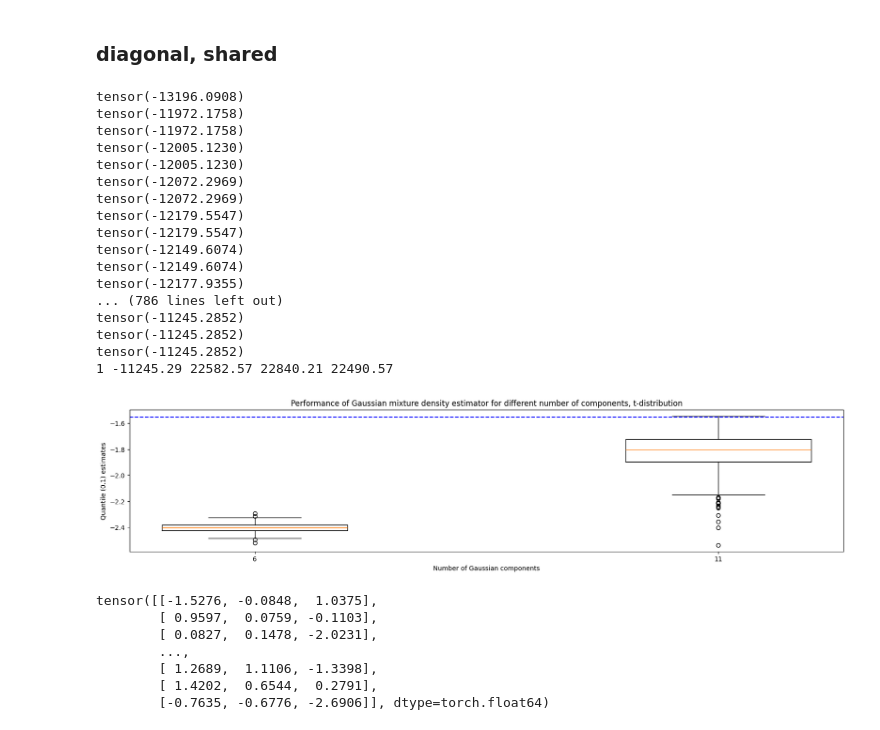
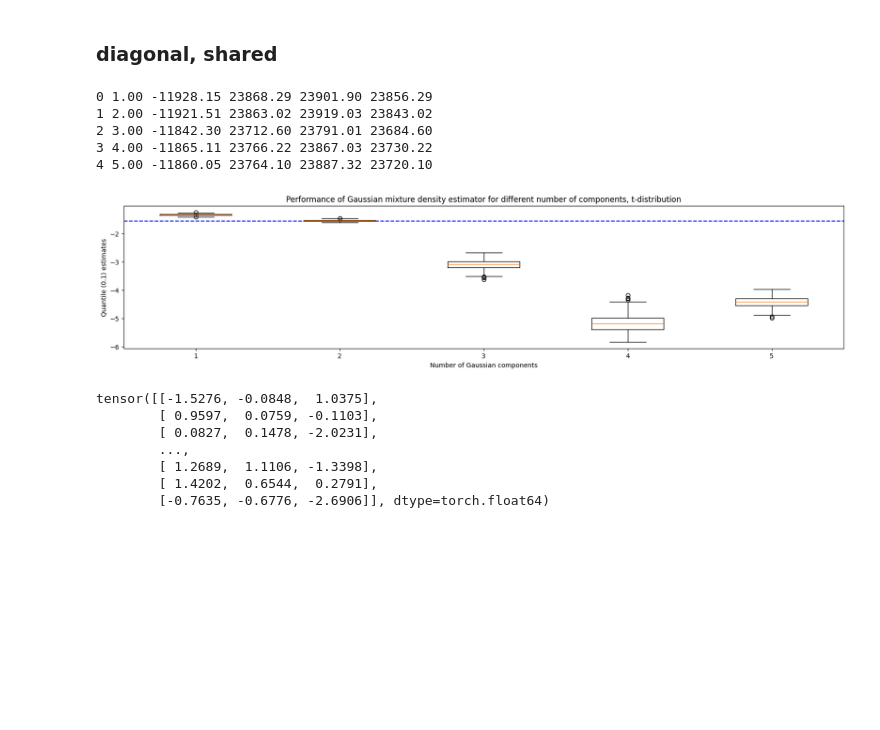
Before and after one commit to huimin-hu-stat/MAR, a Jupyter notebook: Gaussian_mixture_density_estimator.ipynb, the cells around one changed output. Saved outputs shown, nothing was run; the diff lists cells and outputs as text; code cells hidden in the pictures; blank space fills up the shorter version.

```diff
--- a/Gaussian_mixture_density_estimator.ipynb
+++ b/Gaussian_mixture_density_estimator.ipynb
@@ -401,7 +401,11 @@ def em_gmm_missing(X, M, K, cov_type, iters=1000, eps=1e-6, mu=None, sigma=None,
     else:
         pi = pi.to(device=device, dtype=torch.float32)
 
+    it=0
+
     for _ in range(iters):
+
+        it=it+1
 
         loglik_old = observed_loglik(X, M, mu, sigma, pi)
 
@@ -463,8 +467,10 @@ def em_gmm_missing(X, M, K, cov_type, iters=1000, eps=1e-6, mu=None, sigma=None,
             ).repeat(K, X.shape[1])
 
         loglik_new = observed_loglik(X, M, mu, sigma, pi)
-        print(loglik_old)
-        print(loglik_new)
+        rel_change = torch.abs(loglik_new - loglik_old) / (torch.abs(loglik_old) + 1e-10)
+        if rel_change < 0:
+            print(f"Converged at iteration {it}, rel_change={rel_change.item():.2e}")
+        break
 
         ##Need a convergence criterion that stops once log-lik goes up!
         #converged, rel_change = check_convergence(loglik_new, loglik_old, tol=1e-6)
@@ -699,9 +705,9 @@ tensor([[1.2836, 0.6413, 0.9884],
 # %%
 gmm_setting = {
     ## Gaussian mixture params
-    "n_k": 2, #number of ks
-    "k_start": 1, # smallest k
-    "step_size": 5, # grid space
+    "n_k": 5, #number of ks
+    "k_start": 0, # smallest k
+    "step_size": 1, # grid space
     "cov_type": "uni_diag", #diag, id or uni_diag, uni_id -- covaraince structure
     "n_mc": 500, #for generating sampling distribution of the quantile estimates
 }
@@ -716,54 +722,42 @@ for i in range(gmm_setting['n_k']):
     data = results['data'][1]['X0']
     M = results['data'][1]['M']
     step = gmm_setting['step_size']
 
     if i == 0:
         mu=None
         sigma=None
         pi= None
     else:
         pi=torch.cat([pi, torch.zeros(step, device=pi.device, dtype=pi.dtype)])
         mu = torch.cat([mu, torch.zeros(step, mu.shape[1], device=mu.device, dtype=mu.dtype)], dim=0)
         sigma = torch.cat([sigma, sigma[0:1].repeat(step, 1)], dim=0)
 
-    mu, sigma, pi = em_gmm_missing(data, M, kk[i], gmm_setting['cov_type'], iters=200, eps=1e-6, mu=mu, sigma=sigma, pi=pi)
+    mu, sigma, pi = em_gmm_missing(data, M, kk[i], gmm_setting['cov_type'], iters=2000, eps=1e-6, mu=mu, sigma=sigma, pi=pi)
 
     q_estimates_gmm[i]= [np.quantile(sample_gmm(mu, sigma, pi, param_vals['n_new']), 0.1) for _ in range(gmm_setting['n_mc'])]
     loglik[i], aic[i], bic[i], test[i] = aic_bic_gmm_missing(data, M, mu, sigma, pi, gmm_setting['cov_type'])
 
-    print(f"{i} {loglik[i]:.2f} {aic[i]:.2f} {bic[i]:.2f} {test[i]:.2f}")
+    print(f"{i} {kk[i]:.2f} {loglik[i]:.2f} {aic[i]:.2f} {bic[i]:.2f} {test[i]:.2f}")
 
 # One boxplot for each row
 positions = np.array(kk)
 dist = param_vals['distr']
 
 plt.figure(figsize=(20, 4))
-plt.boxplot(q_estimates_gmm.T, positions=positions, widths=2)
+plt.boxplot(q_estimates_gmm.T, positions=positions)
 plt.axhline(y=np.quantile(data, 0.1), color='blue', linestyle='--')
 plt.xlabel("Number of Gaussian components")
 plt.ylabel("Quantile (0.1) estimates")
 plt.xticks(positions, positions.astype(int))
 plt.title(f'Performance of Gaussian mixture density estimator for different number of components, {dist}-distribution')
 plt.show()
 # %% [output]
-tensor(-13196.0908)
-tensor(-11972.1758)
-tensor(-11972.1758)
-tensor(-12005.1230)
-tensor(-12005.1230)
-tensor(-12072.2969)
-tensor(-12072.2969)
-tensor(-12179.5547)
-tensor(-12179.5547)
-tensor(-12149.6074)
-tensor(-12149.6074)
-tensor(-12177.9355)
-... (786 lines left out)
-tensor(-11245.2852)
-tensor(-11245.2852)
-tensor(-11245.2852)
-1 -11245.29 22582.57 22840.21 22490.57
+0 1.00 -11928.15 23868.29 23901.90 23856.29
+1 2.00 -11921.51 23863.02 23919.03 23843.02
+2 3.00 -11842.30 23712.60 23791.01 23684.60
+3 4.00 -11865.11 23766.22 23867.03 23730.22
+4 5.00 -11860.05 23764.10 23887.32 23720.10
-[figure, old version]
+[figure, new version]
 # %%
 print(data)
 sample_gmm(mu, sigma, pi, param_vals['n_new'])
```
